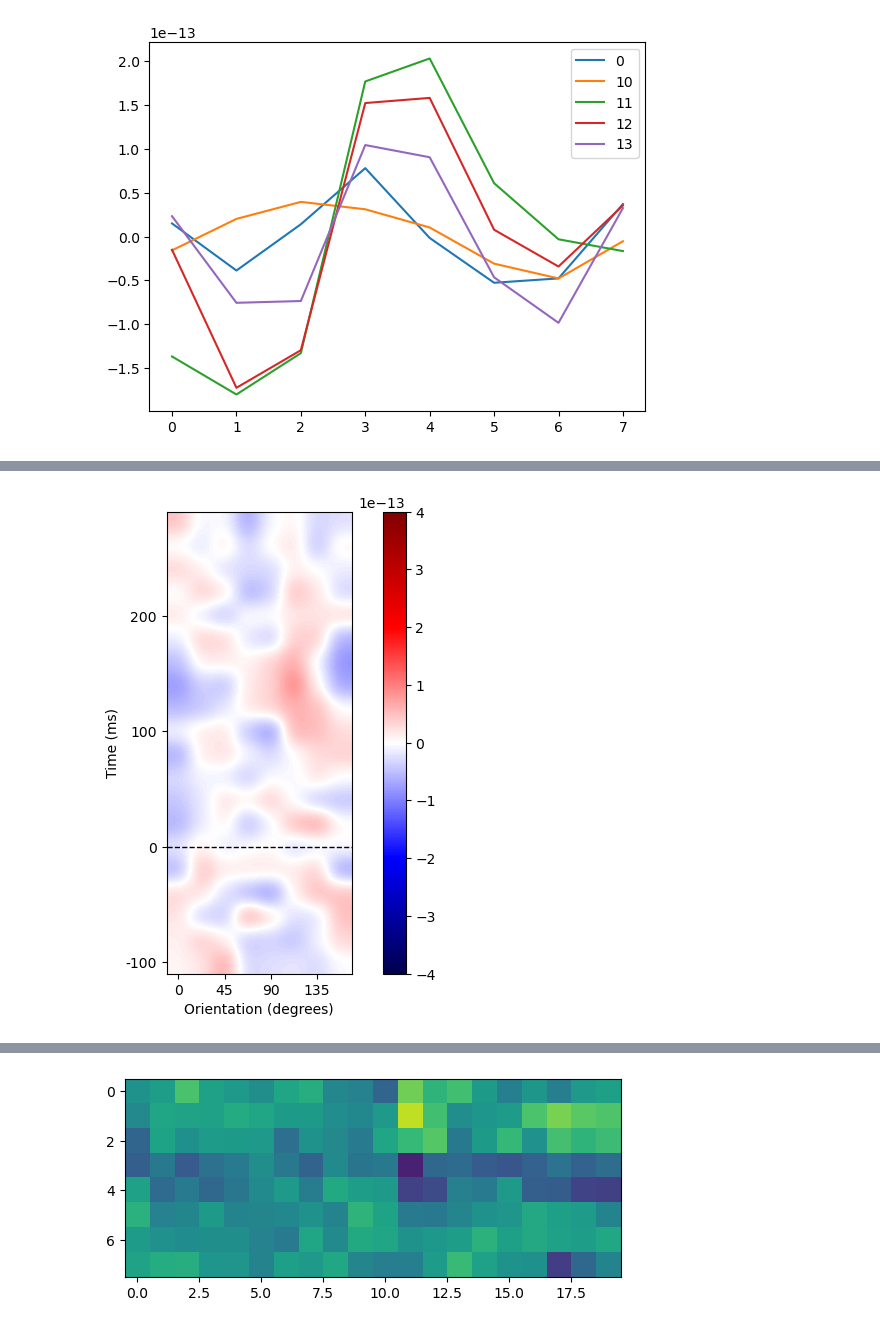
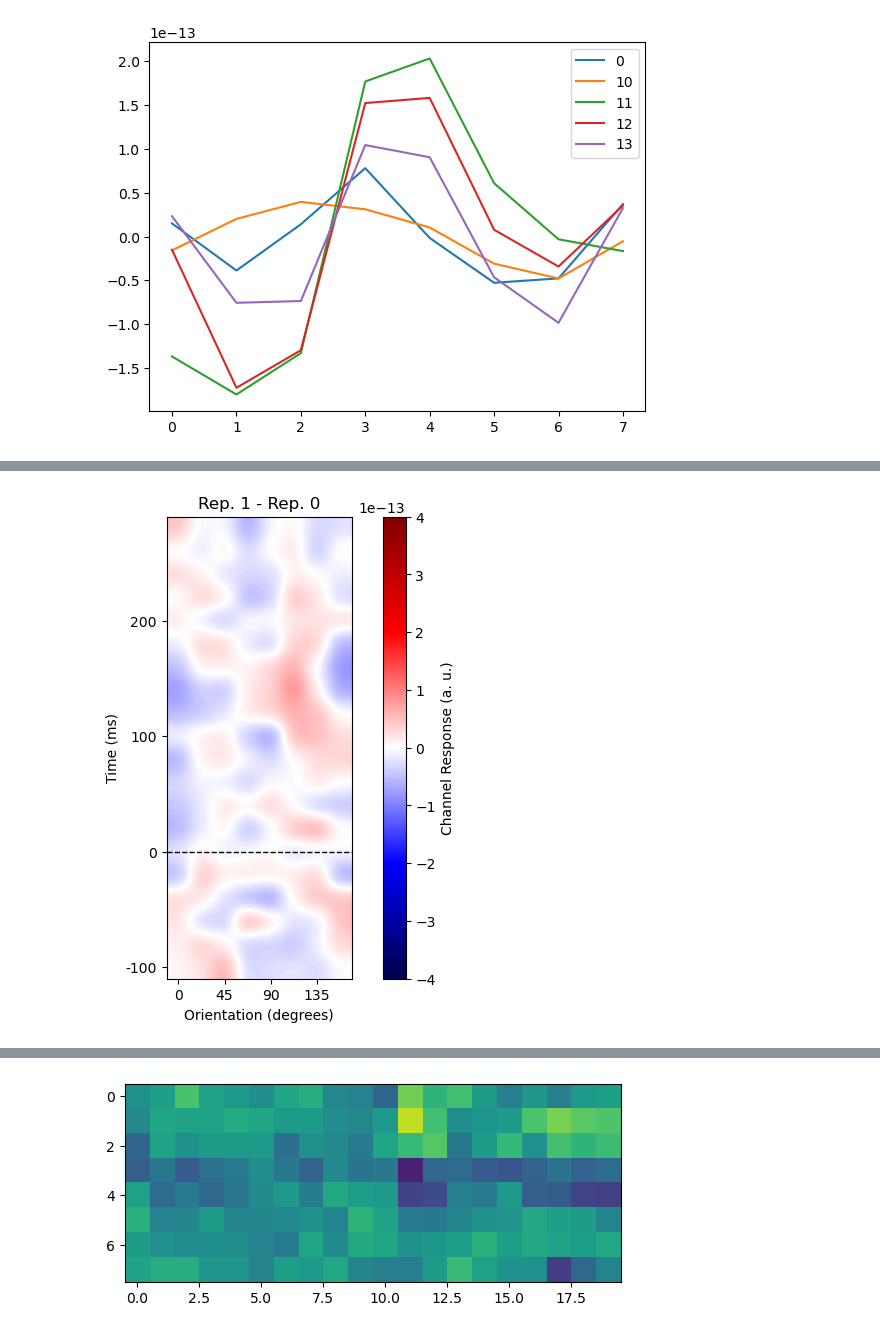
Before and after one commit to unthrived/master-thesis, a Jupyter notebook: 3_fe_nrep_final_stim.ipynb, the cells around one changed output, grey strips where cells are left out. Drawn from its saved outputs; the diff is of its cells as text; code cells hidden in the pictures.

```diff
--- a/3_fe_nrep_final_stim.ipynb
+++ b/3_fe_nrep_final_stim.ipynb
@@ -345,25 +374,26 @@ plt.show()
 # %%
 max_abs = 4e-13
 fig, ax = plt.subplots(figsize=(8, 6))
 im = ax.imshow((Xhat_centeredmean_rep_1-Xhat_centeredmean_rep_0).T, vmin=-max_abs, vmax=max_abs, origin='lower', cmap='seismic', interpolation='gaussian')
 ax.set_yticks(range(len(time_labels)), time_labels)
 ax.set_yticks(ax.get_yticks()[::5])
 ax.set_ylabel('Time (ms)')
 ax.set_xlabel('Orientation (degrees)')
 x_labels = x_labels.astype(int)
 ax.set_xticks(range(len(x_labels)), x_labels)
 ax.set_xticks(ax.get_xticks()[::2])
 # add a y = 0 dashed line
 # add a y = 0 dashed line
 ax.axhline(y=5, color='black', linestyle='--', linewidth=1)
 
 
 
+ax.set_title('Rep. 1 - Rep. 0')
 cbar = fig.colorbar(im, ax=ax)
-# plt.tight_layout()
+cbar.set_label('Channel Response (a. u.)')
 plt.show()
 # %% [output]
-[figure, old version]
+[figure, new version]
 # %%
 import seaborn as sns
 # %%
```
Also changed, not shown: parts of 6 cells of this notebook, 7 other files.
